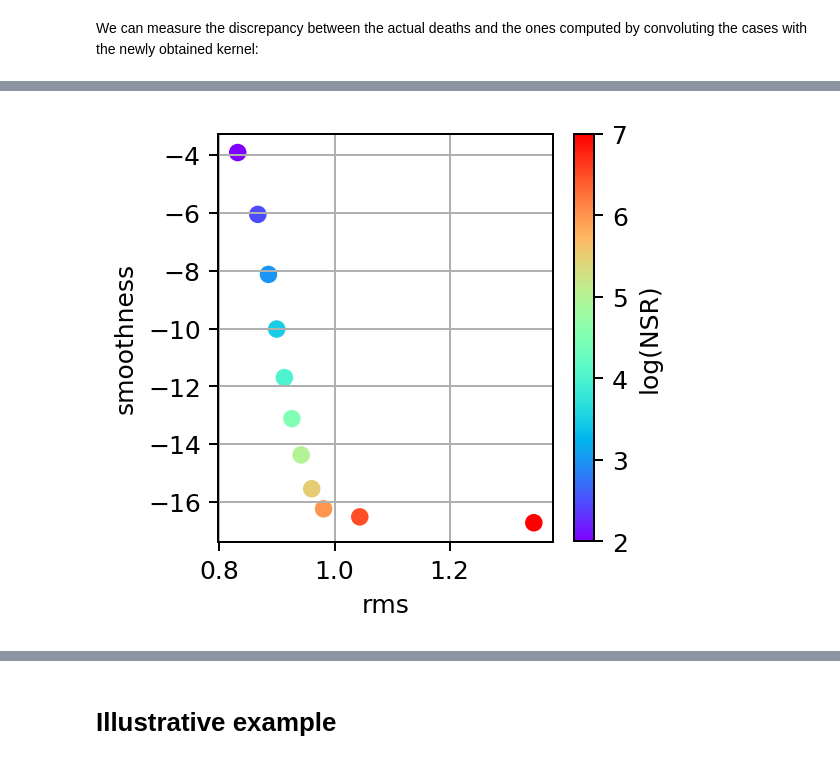
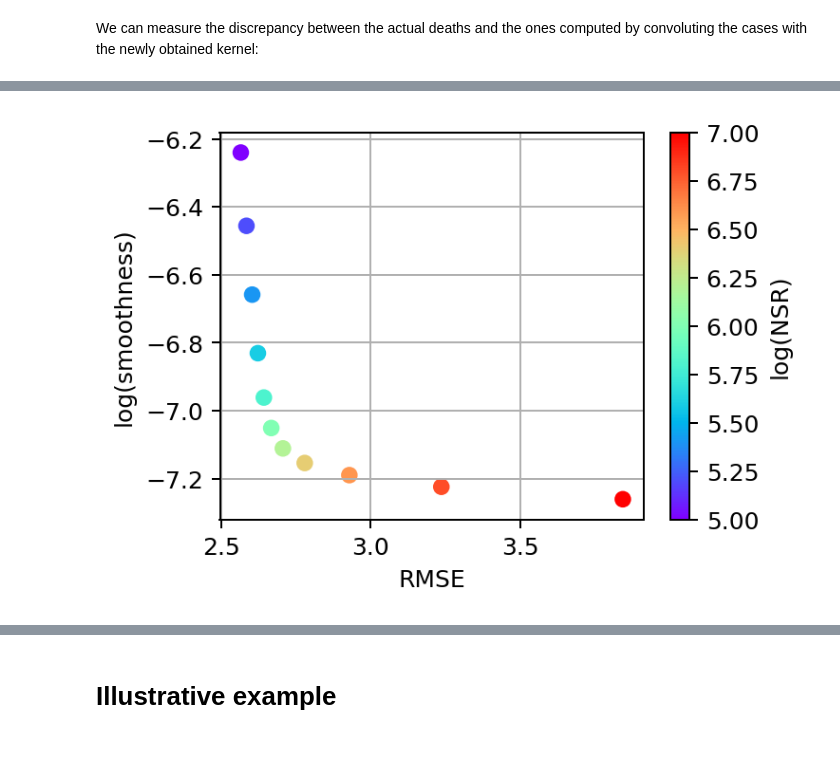
Before and after one commit to fredericpoitevin/tseries-deconvolution, a Jupyter notebook: Deconvolution_of_Michael_coronavirus_data.ipynb, the cells around one changed output, grey strips where cells are left out. Drawn from its saved outputs; the diff is of its cells as text; code cells hidden in the pictures.

```diff
--- a/Deconvolution_of_Michael_coronavirus_data.ipynb
+++ b/Deconvolution_of_Michael_coronavirus_data.ipynb
@@ -57,5 +56,5 @@ rms, smoothness, score = measure_rms(ndays, c=cases, k=kernel, d=deaths)
 # %%
-nsr_list = np.logspace(2, 7, num=11)
+nsr_list = np.logspace(5, 7, num=11)
 rms_list = []
 smoothness_list = []
 score_list = []
@@ -100,17 +99,13 @@ NSR = 31622.776601683792
 [figure]
 ... (10 outputs left out)
 # %%
-fig, ax = plt.subplots(figsize=(3,3),dpi=180)
-sc = ax.scatter(np.log(rms_list), np.log(smoothness_list), c=np.log10(nsr_list), cmap='rainbow')
-#ax.set_xlim(2.4,3)
-#ax.set_ylim(2.5,3)
-#ax.set_xscale('log')
-ax.set_xlabel('rms')
-#ax.set_yscale('log')
-ax.set_ylabel('smoothness')
+fig, ax = plt.subplots(figsize=(4,3),dpi=180)
+sc = ax.scatter(rms_list, np.log10(smoothness_list), c=np.log10(nsr_list), cmap='rainbow')
+ax.set_xlabel('RMSE')
+ax.set_ylabel('log(smoothness)')
 cbar = plt.colorbar(sc, ax=ax)
 cbar.set_label('log(NSR)')
 plt.grid()
 plt.show()
 # %% [output]
-[figure, old version]
+[figure, new version]
```
Also changed, not shown: parts of 19 cells of this notebook.
